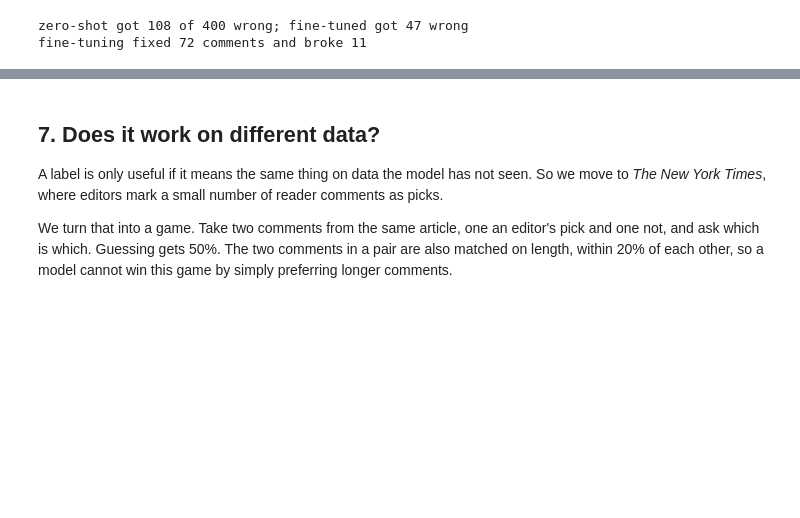
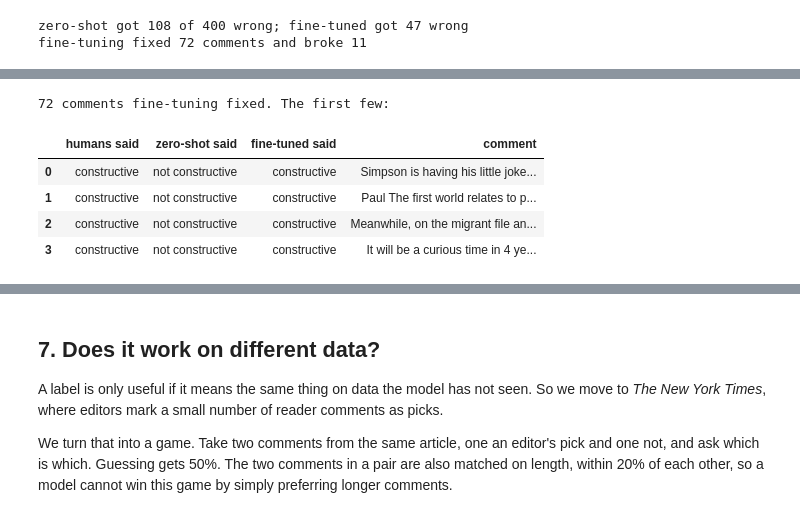
Before and after one commit to ubcecon/praxis-ubc, a Jupyter notebook: project/docs/llm_annotations/llm_text_annotation.ipynb, the cells around one changed output, grey strips where cells are left out. Saved outputs shown, nothing was run; the diff lists cells and outputs as text; code cells hidden in the pictures; blank space fills up the shorter version.

```diff
--- a/project/docs/llm_annotations/llm_text_annotation.ipynb
+++ b/project/docs/llm_annotations/llm_text_annotation.ipynb
@@ -259,0 +301,12 @@ Each square is one comment, and the ones above the line are those humans called
+# %%
+flows = interactive.transition_frame(truth, zero_shot, fine_tuned, eval_set.comment_text)
+
+print(f"{fixed} comments fine-tuning fixed. The first few:")
+interactive.flow_table(flows, before="wrong", after="right").head(4)
+# %% [output]
+72 comments fine-tuning fixed. The first few:
+|  | humans said | zero-shot said | fine-tuned said | comment |
+| 0 | constructive | not constructive | constructive | Simpson is having his little joke... |
+| 1 | constructive | not constructive | constructive | Paul The first world relates to p... |
+| 2 | constructive | not constructive | constructive | Meanwhile, on the migrant file an... |
+| 3 | constructive | not constructive | constructive | It will be a curious time in 4 ye... |
```
Also changed, not shown: parts of 29 cells of this notebook, 6 other files.
